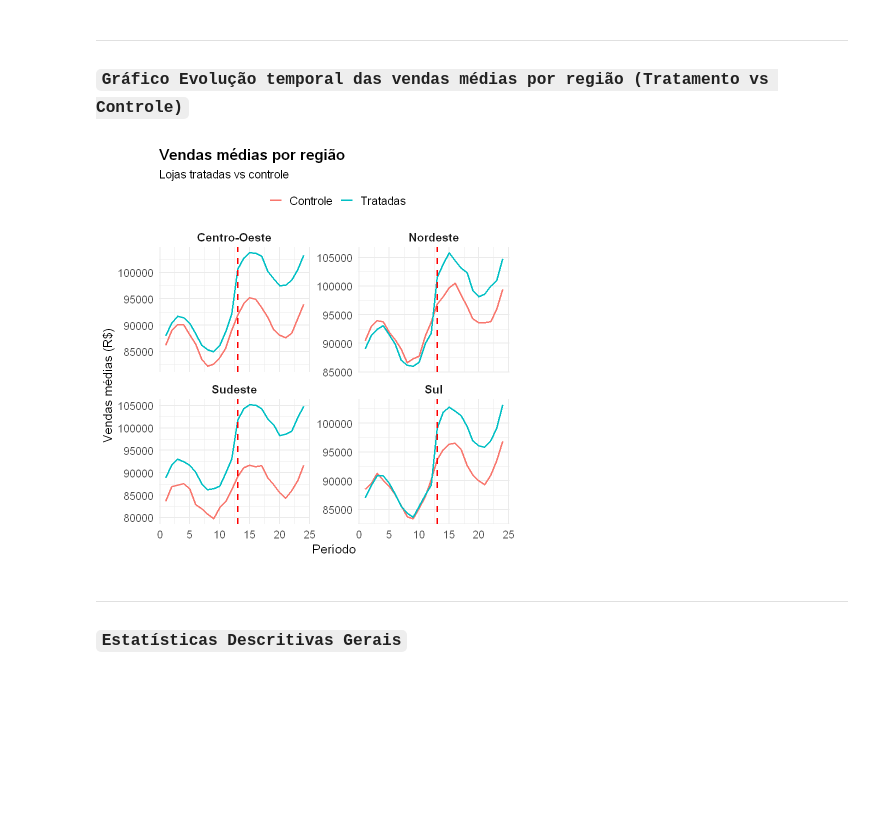
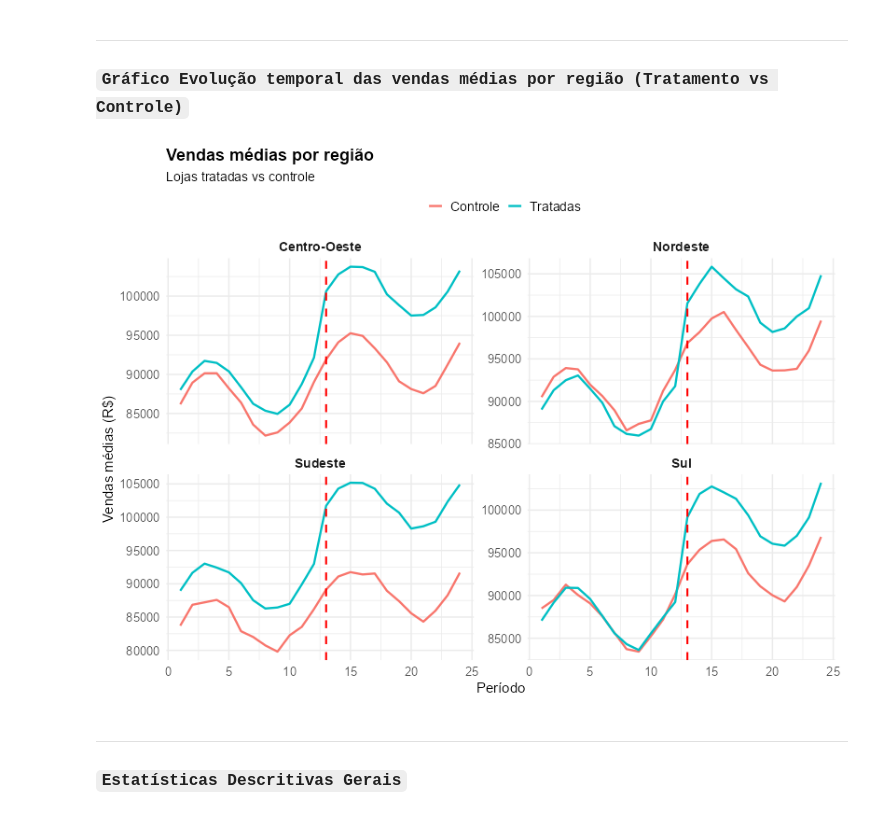
Before and after one commit to silviopaula/ciencia-dados-portifolio, a Jupyter notebook: Marketing_causal_inference/Script R- Marketing e inferência causal.ipynb, the cells around one changed output. Cells and saved outputs as stored; diff of their text form; code cells hidden in the pictures; blank space fills up the shorter version.

```diff
--- a/Marketing_causal_inference/Script R- Marketing e inferência causal.ipynb
+++ b/Marketing_causal_inference/Script R- Marketing e inferência causal.ipynb
@@ -441,34 +428,36 @@ dados %>%
 # %%
 dados_reg <- dados %>%
   left_join(lojas %>% select(loja_id, regiao), by = "loja_id")
+
+options(repr.plot.width = 20, repr.plot.height = 8)
 
 dados_reg %>%
   group_by(regiao, periodo, tratamento) %>%
   summarise(vendas_media = mean(vendas), .groups = "drop") %>%
   mutate(grupo = ifelse(tratamento == 1, "Tratadas", "Controle")) %>%
   ggplot(aes(x = periodo, y = vendas_media, color = grupo)) +
   geom_line(linewidth = 1.1) +
   geom_vline(xintercept = intervencao, linetype = "dashed", color = "red", linewidth = 1) +
   labs(
     title = "Vendas médias por região",
     subtitle = "Lojas tratadas vs controle",
     x = "Período",
     y = "Vendas médias (R$)",
     color = ""
   ) +
   facet_wrap(~ regiao, ncol = 2, scales = "free_y") +
   theme_minimal(base_size = 15) +
   theme(
     plot.title = element_text(face = "bold", size = 18),
     plot.subtitle = element_text(size = 14),
     strip.text = element_text(size = 14, face = "bold"),
     axis.title = element_text(size = 15),
     axis.text = element_text(size = 13),
     legend.text = element_text(size = 14),
     legend.position = "top"
   )
 # %% [output]
-[figure, old version]
+[figure, new version]
 # %% [markdown]
 -----------------
 
```
Also changed, not shown: parts of 31 cells of this notebook, 10 other files.
